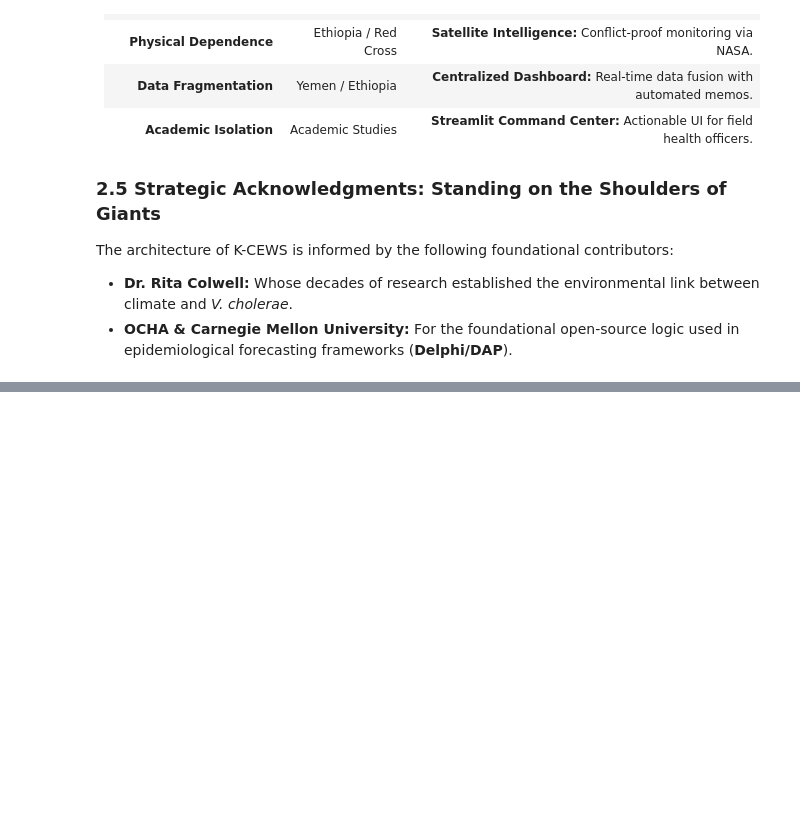
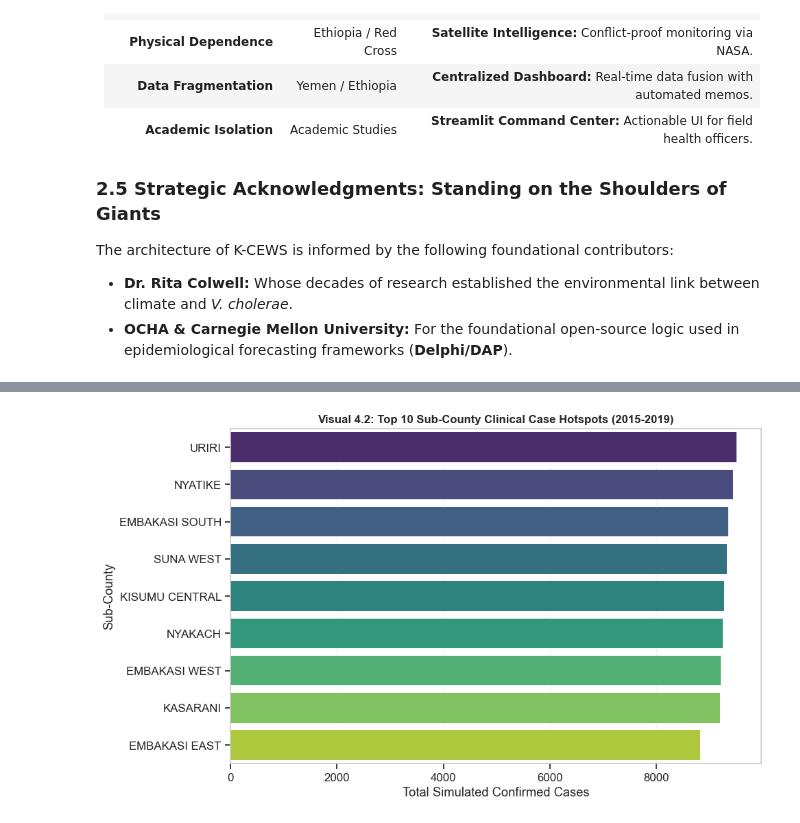
Before and after one commit to abelcholfavour/money_talks_with_Abba, a Jupyter notebook: K-CEWS.ipynb, the cells around one changed output, grey strips where cells are left out. Drawn from its saved outputs; the diff is of its cells as text; code cells hidden in the pictures; blank space fills up the shorter version.

```diff
--- a/K-CEWS.ipynb
+++ b/K-CEWS.ipynb
@@ -826,0 +476,23 @@ The project proves that **Machine Learning**, when calibrated for **Sensitivity
+# %%
+plt.figure(figsize=(10, 6))
+
+# top 10 sub-counties
+sub_county_risk = df.groupby('Sub_County')['Confirmed_Cases'].sum().sort_values(ascending=False).head(10).reset_index()
+
+sns.barplot(
+    data=sub_county_risk,
+    x='Confirmed_Cases',
+    y='Sub_County',
+    hue='Sub_County',
+    palette='viridis',
+    legend=False
+)
+
+plt.title('Visual 4.2: Top 10 Sub-County Clinical Case Hotspots (2015-2019)', fontsize=12, fontweight='bold')
+plt.xlabel('Total Simulated Confirmed Cases')
+plt.ylabel('Sub-County')
+plt.grid(axis='x', linestyle='--', alpha=0.3)
+plt.tight_layout()
+plt.show()
+# %% [output]
+[figure, added]
```
Also changed, not shown: parts of 78 cells of this notebook, 22 other files.
